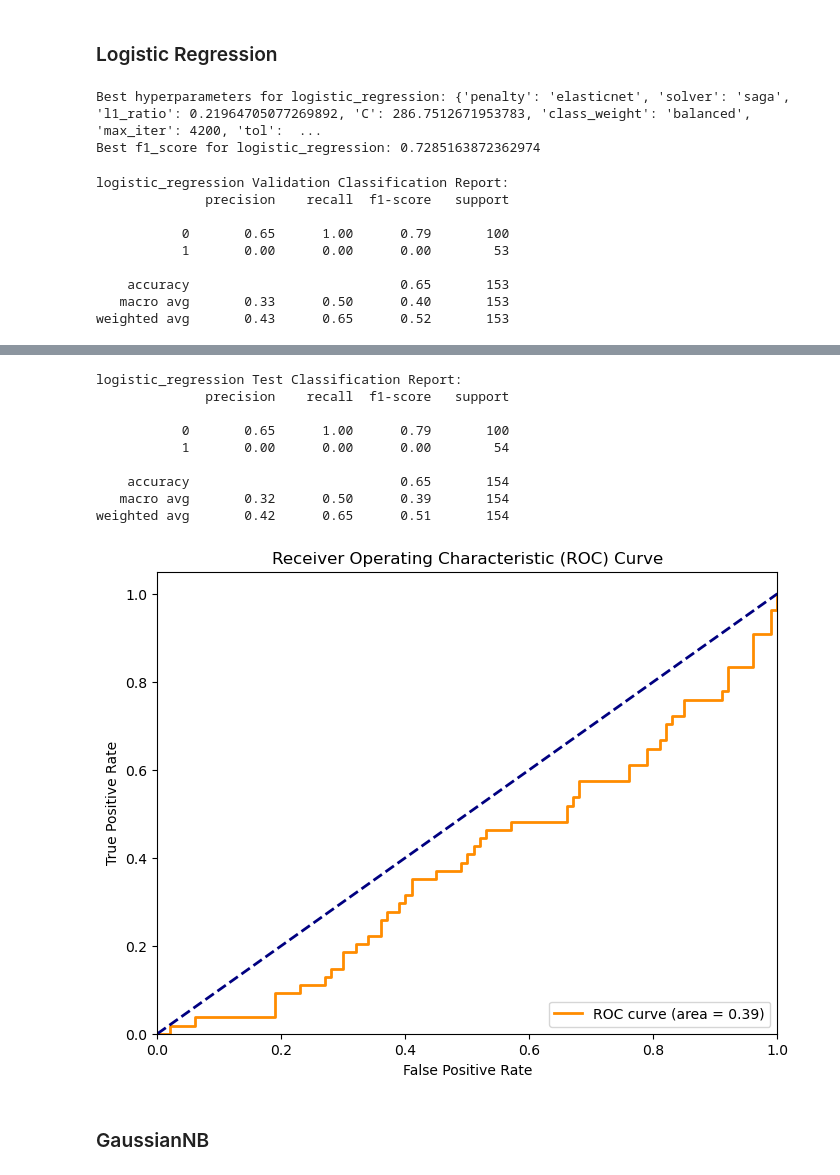
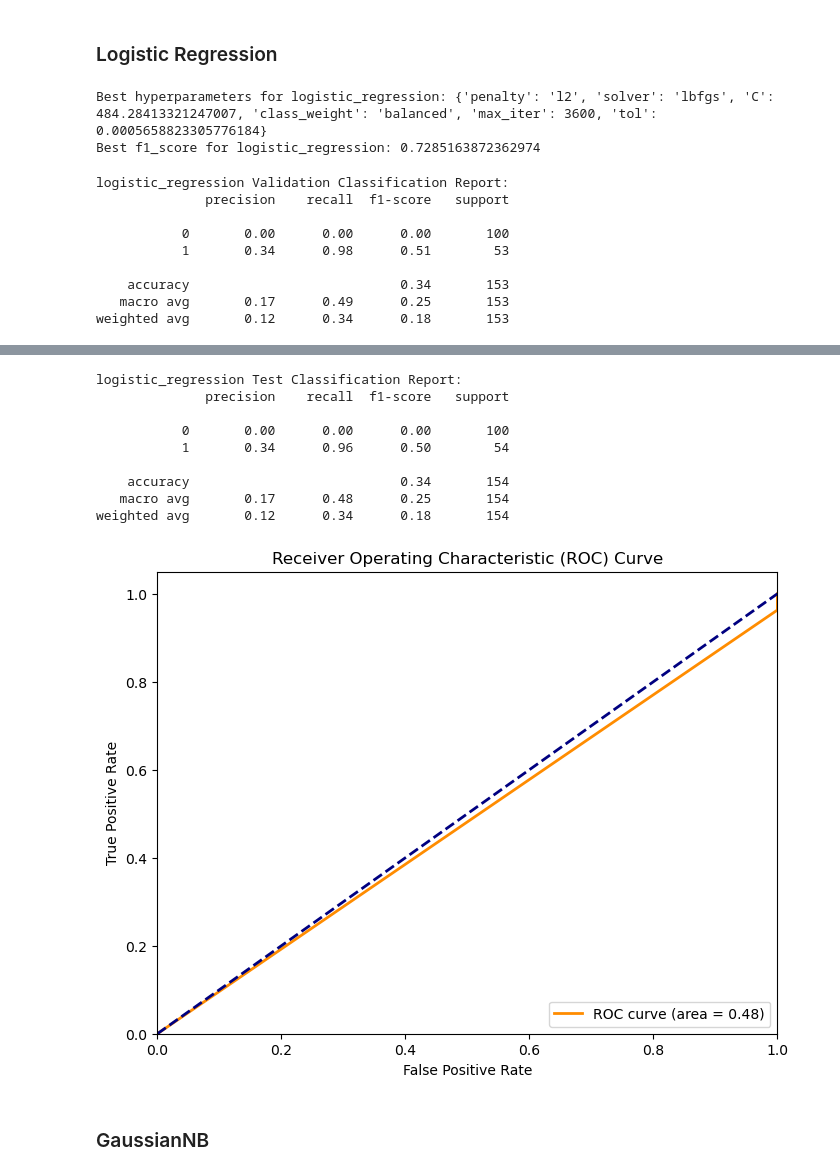
Before and after one commit to TanKyeWen/DiabetesPrediction, a Jupyter notebook: (SE)_Assign2_TanKyeWen_2103121.ipynb, the cells around one changed output, grey strips where cells are left out. Drawn from its saved outputs; the diff is of its cells as text; code cells hidden in the pictures.

```diff
--- a/(SE)_Assign2_TanKyeWen_2103121.ipynb
+++ b/(SE)_Assign2_TanKyeWen_2103121.ipynb
@@ -531,11 +556,25 @@ Best f1_score for MLP: 0.7441941920938653
 # %%
+# Output
+report_val = classification_report(y_val, y_val_pred_MLP, output_dict=True)
+auc_val = roc_auc_score(y_val, y_val_pred_MLP)
 print("MLP Validation Classification Report:")
 print(classification_report(y_val, y_val_pred_MLP))
 get_roc_auc(y_val, y_val_pred_MLP)
 
+
+report_test = classification_report(y_test, y_test_pred_MLP, output_dict=True)
+auc_test = roc_auc_score(y_test, y_test_pred_MLP)
 print("MLP Test Classification Report:")
 print(classification_report(y_test, y_test_pred_MLP))
 get_roc_auc(y_test, y_test_pred_MLP)
+
+results.append({
+    "model": "MLP",
+    "val_result": report_val,
+    "val_auc": float(auc_val),
+    "test_result": report_test,
+    "test_auc": float(auc_test),
+})
 # %% [output]
 MLP Validation Classification Report:
               precision    recall  f1-score   support
@@ -624,30 +663,49 @@ best_logistic_regression = LogisticRegression(
     **solve_invalid_hyperparameters(study_logistic_regression.best_params),
     random_state=42
 )
-best_logistic_regression.fit(X_train_transformed, y_train)
 
-# Evaluate logistic_regression on val and test data
-y_val_pred_logistic_regression = best_logistic_regression.predict(X_val_transformed)
-y_test_pred_logistic_regression = best_logistic_regression.predict(X_test_transformed)
+best_logistic_regression_pipe = Pipeline([
+    ("scaler", StandardScaler()),
+    ("clf", best_logistic_regression)
+])
+
+best_logistic_regression_pipe.fit(X_train_transformed, y_train)
+
+# Evaluate LinearSVC on val and test data
+y_val_pred_logistic_regression = best_logistic_regression_pipe.predict(X_val_transformed)
+y_test_pred_logistic_regression = best_logistic_regression_pipe.predict(X_test_transformed)
 # %% [output]
-Best hyperparameters for logistic_regression: {'penalty': 'elasticnet', 'solver': 'saga', 'l1_ratio': 0.21964705077269892, 'C': 286.7512671953783, 'class_weight': 'balanced', 'max_iter': 4200, 'tol':  ...
+Best hyperparameters for logistic_regression: {'penalty': 'l2', 'solver': 'lbfgs', 'C': 484.28413321247007, 'class_weight': 'balanced', 'max_iter': 3600, 'tol': 0.0005658823305776184}
 Best f1_score for logistic_regression: 0.7285163872362974
 # %%
 # Output
+report_val = classification_report(y_val, y_val_pred_logistic_regression, output_dict=True)
+auc_val = roc_auc_score(y_val, y_val_pred_logistic_regression)
 print("logistic_regression Validation Classification Report:")
 print(classification_report(y_val, y_val_pred_logistic_regression))
-get_roc_auc(y_val, best_logistic_regression.decision_function(X_val_transformed))
+get_roc_auc(y_val, y_val_pred_logistic_regression)
 
+
+report_test = classification_report(y_test, y_test_pred_logistic_regression, output_dict=True)
+auc_test = roc_auc_score(y_test, y_test_pred_logistic_regression)
 print("logistic_regression Test Classification Report:")
 print(classification_report(y_test, y_test_pred_logistic_regression))
-get_roc_auc(y_test, best_logistic_regression.decision_function(X_test_transformed))
+get_roc_auc(y_test, y_test_pred_logistic_regression)
+
+results.append({
+    "model": "logistic_regression",
+    "val_result": report_val,
+    "val_auc": float(auc_val),
+    "test_result": report_test,
+    "test_auc": float(auc_test),
+})
 # %% [output]
 logistic_regression Validation Classification Report:
               precision    recall  f1-score   support
 
-           0       0.65      1.00      0.79       100
-           1       0.00      0.00      0.00        53
+           0       0.00      0.00      0.00       100
+           1       0.34      0.98      0.51        53
 
-    accuracy                           0.65       153
-   macro avg       0.33      0.50      0.40       153
-weighted avg       0.43      0.65      0.52       153
+    accuracy                           0.34       153
+   macro avg       0.17      0.49      0.25       153
+weighted avg       0.12      0.34      0.18       153
@@ -655,13 +713,13 @@ weighted avg       0.43      0.65      0.52       153
 logistic_regression Test Classification Report:
               precision    recall  f1-score   support
 
-           0       0.65      1.00      0.79       100
-           1       0.00      0.00      0.00        54
+           0       0.00      0.00      0.00       100
+           1       0.34      0.96      0.50        54
 
-    accuracy                           0.65       154
-   macro avg       0.32      0.50      0.39       154
-weighted avg       0.42      0.65      0.51       154
+    accuracy                           0.34       154
+   macro avg       0.17      0.48      0.25       154
+weighted avg       0.12      0.34      0.18       154
-[figure, old version]
+[figure, new version]
 # %% [markdown]
 ### GaussianNB
 # %%
```
Also changed, not shown: parts of 48 cells of this notebook, 1 other file.
